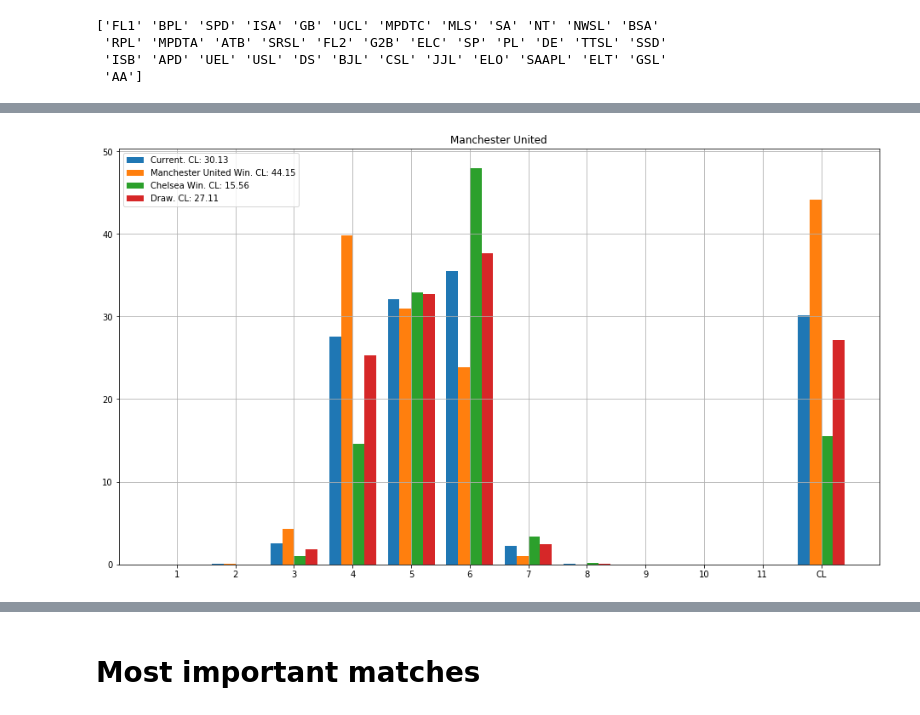
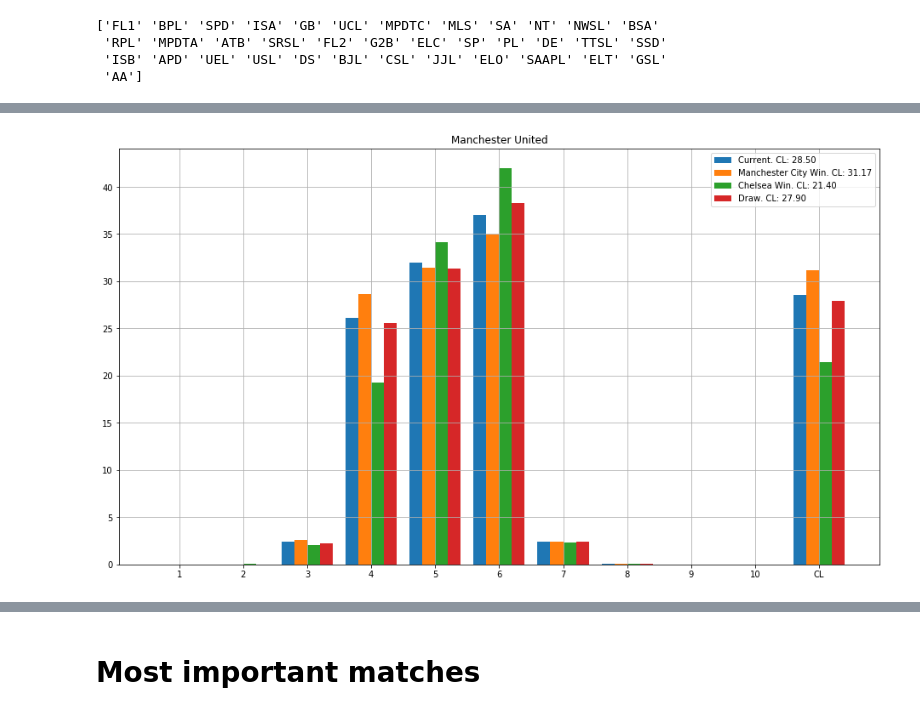
Before and after one commit to tchnvkng/football_sim, a Jupyter notebook: pl2.ipynb, the cells around one changed output, grey strips where cells are left out. Cells and saved outputs as stored; diff of their text form; code cells hidden in the pictures.

```diff
--- a/pl2.ipynb
+++ b/pl2.ipynb
@@ -43,7 +43,7 @@ League=dict()
 country='UEFA'
 home_advantage=[0,1]
 print(home_advantage)
-Teams[country]={x:teams[x] for x in teams if teams[x].country==country}
+Teams[country]={x:teams[x] for x in teams if x in ['FL1', 'BPL', 'SPD', 'ISA', 'GB', 'DE', 'PL', 'RPL']}
 League[country]=Season(Teams[country],home_advantage=home_advantage,nr_cl=2,nr_degr=4)
 
 #League[country].process_current_results(calibrator.get_current_results(country))
@@ -70,7 +69,7 @@ country='BPL'
 lH,pH=calibrator.teams[country+'Home'].means()
 lA,pA=calibrator.teams[country+'Away'].means()
 home_advantage=np.array([lH-lA,pH/pA])
-# home_advantage=np.array([0,1])
+home_advantage=np.array([0,1])
 #home_advantage=[0,1]
 print(home_advantage)
 Teams[country]= calibrator.get_teams_for_league(country)
@@ -140,7 +157,7 @@ PremierLeague.season_report(ind=ind)
 # %%
 PremierLeague=League['BPL']
-_,fig=PremierLeague.what_if(PremierLeague.matches_to_sim['Manchester United v Chelsea'],ref_team=teams['Manchester United'])
+_,fig=PremierLeague.what_if(PremierLeague.matches_to_sim['Manchester City v Chelsea'],ref_team=teams['Manchester United'])
 # %% [output]
-[figure, old version]
+[figure, new version]
 # %%
 team1=teams['Manchester United']
```
Also changed, not shown: parts of 13 cells of this notebook, 2 other files.
